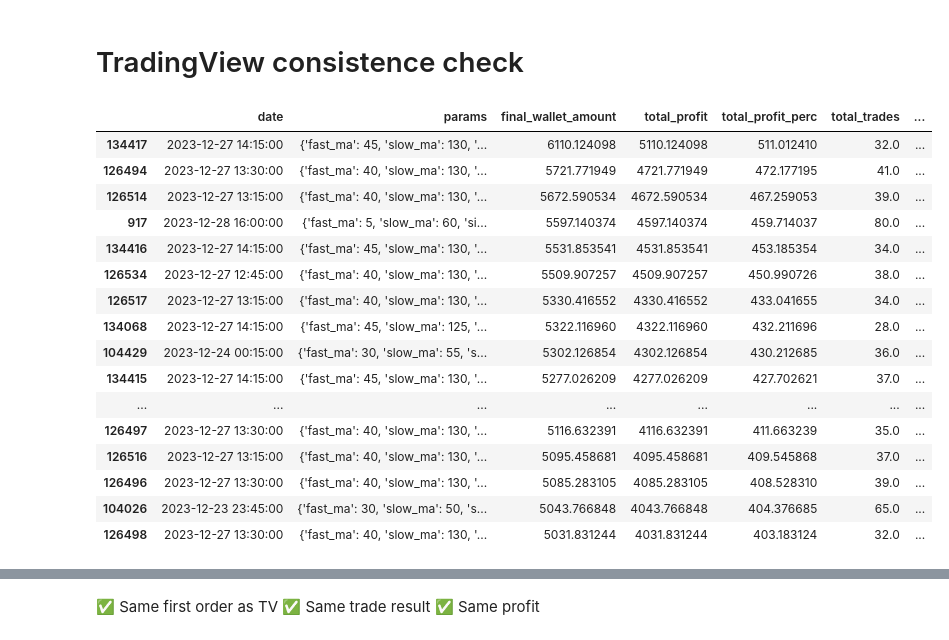
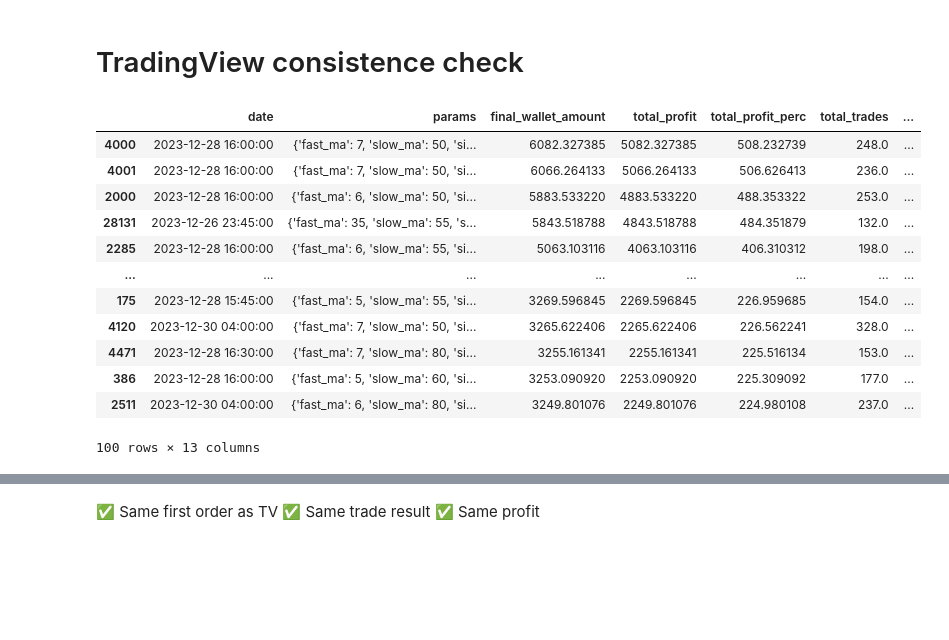
Before and after one commit to thomasclem/autotrade, a Jupyter notebook: strategies/mrat/opti_long_mrat.ipynb, the cells around one changed output, grey strips where cells are left out. Cells and saved outputs as stored; diff of their text form; code cells hidden in the pictures; blank space fills up the shorter version.

```diff
--- a/strategies/mrat/opti_long_mrat.ipynb
+++ b/strategies/mrat/opti_long_mrat.ipynb
@@ -279,25 +289,23 @@ exchange_name = "binance"
 tf = '15m'
 # %%
-df_result = pd.read_csv("results/API3_binance_15m_2023-01-01_2023-12-31_2.csv")
+df_result = pd.read_csv(f"{token}_mexc_15m_2022-01-01_2023-12-31_2.csv")
+# %%
+df_result["strat_position"] = df_result['final_wallet_amount'].rank(method='min', ascending=False)
 # %%
-df_result.sort_values("final_wallet_amount", ascending=False).head(20)
+df_result.sort_values("final_wallet_amount", ascending=False).head(100)
 # %% [output]
 |  | date | params | final_wallet_amount | total_profit | total_profit_perc | total_trades | ... |
-| 134417 | 2023-12-27 14:15:00 | {'fast_ma': 45, 'slow_ma': 130, '... | 6110.124098 | 5110.124098 | 511.012410 | 32.0 | ... |
-| 126494 | 2023-12-27 13:30:00 | {'fast_ma': 40, 'slow_ma': 130, '... | 5721.771949 | 4721.771949 | 472.177195 | 41.0 | ... |
-| 126514 | 2023-12-27 13:15:00 | {'fast_ma': 40, 'slow_ma': 130, '... | 5672.590534 | 4672.590534 | 467.259053 | 39.0 | ... |
-| 917 | 2023-12-28 16:00:00 | {'fast_ma': 5, 'slow_ma': 60, 'si... | 5597.140374 | 4597.140374 | 459.714037 | 80.0 | ... |
-| 134416 | 2023-12-27 14:15:00 | {'fast_ma': 45, 'slow_ma': 130, '... | 5531.853541 | 4531.853541 | 453.185354 | 34.0 | ... |
-| 126534 | 2023-12-27 12:45:00 | {'fast_ma': 40, 'slow_ma': 130, '... | 5509.907257 | 4509.907257 | 450.990726 | 38.0 | ... |
-| 126517 | 2023-12-27 13:15:00 | {'fast_ma': 40, 'slow_ma': 130, '... | 5330.416552 | 4330.416552 | 433.041655 | 34.0 | ... |
-| 134068 | 2023-12-27 14:15:00 | {'fast_ma': 45, 'slow_ma': 125, '... | 5322.116960 | 4322.116960 | 432.211696 | 28.0 | ... |
-| 104429 | 2023-12-24 00:15:00 | {'fast_ma': 30, 'slow_ma': 55, 's... | 5302.126854 | 4302.126854 | 430.212685 | 36.0 | ... |
-| 134415 | 2023-12-27 14:15:00 | {'fast_ma': 45, 'slow_ma': 130, '... | 5277.026209 | 4277.026209 | 427.702621 | 37.0 | ... |
+| 4000 | 2023-12-28 16:00:00 | {'fast_ma': 7, 'slow_ma': 50, 'si... | 6082.327385 | 5082.327385 | 508.232739 | 248.0 | ... |
+| 4001 | 2023-12-28 16:00:00 | {'fast_ma': 7, 'slow_ma': 50, 'si... | 6066.264133 | 5066.264133 | 506.626413 | 236.0 | ... |
+| 2000 | 2023-12-28 16:00:00 | {'fast_ma': 6, 'slow_ma': 50, 'si... | 5883.533220 | 4883.533220 | 488.353322 | 253.0 | ... |
+| 28131 | 2023-12-26 23:45:00 | {'fast_ma': 35, 'slow_ma': 55, 's... | 5843.518788 | 4843.518788 | 484.351879 | 132.0 | ... |
+| 2285 | 2023-12-28 16:00:00 | {'fast_ma': 6, 'slow_ma': 55, 'si... | 5063.103116 | 4063.103116 | 406.310312 | 198.0 | ... |
 | ... | ... | ... | ... | ... | ... | ... | ... |
-| 126497 | 2023-12-27 13:30:00 | {'fast_ma': 40, 'slow_ma': 130, '... | 5116.632391 | 4116.632391 | 411.663239 | 35.0 | ... |
-| 126516 | 2023-12-27 13:15:00 | {'fast_ma': 40, 'slow_ma': 130, '... | 5095.458681 | 4095.458681 | 409.545868 | 37.0 | ... |
-| 126496 | 2023-12-27 13:30:00 | {'fast_ma': 40, 'slow_ma': 130, '... | 5085.283105 | 4085.283105 | 408.528310 | 39.0 | ... |
-| 104026 | 2023-12-23 23:45:00 | {'fast_ma': 30, 'slow_ma': 50, 's... | 5043.766848 | 4043.766848 | 404.376685 | 65.0 | ... |
-| 126498 | 2023-12-27 13:30:00 | {'fast_ma': 40, 'slow_ma': 130, '... | 5031.831244 | 4031.831244 | 403.183124 | 32.0 | ... |
+| 175 | 2023-12-28 15:45:00 | {'fast_ma': 5, 'slow_ma': 55, 'si... | 3269.596845 | 2269.596845 | 226.959685 | 154.0 | ... |
+| 4120 | 2023-12-30 04:00:00 | {'fast_ma': 7, 'slow_ma': 50, 'si... | 3265.622406 | 2265.622406 | 226.562241 | 328.0 | ... |
+| 4471 | 2023-12-28 16:30:00 | {'fast_ma': 7, 'slow_ma': 80, 'si... | 3255.161341 | 2255.161341 | 225.516134 | 153.0 | ... |
+| 386 | 2023-12-28 16:00:00 | {'fast_ma': 5, 'slow_ma': 60, 'si... | 3253.090920 | 2253.090920 | 225.309092 | 177.0 | ... |
+| 2511 | 2023-12-30 04:00:00 | {'fast_ma': 6, 'slow_ma': 80, 'si... | 3249.801076 | 2249.801076 | 224.980108 | 237.0 | ... |
+100 rows × 13 columns
 # %%
 params = {
```
Also changed, not shown: parts of 19 cells of this notebook, 32 other files.
